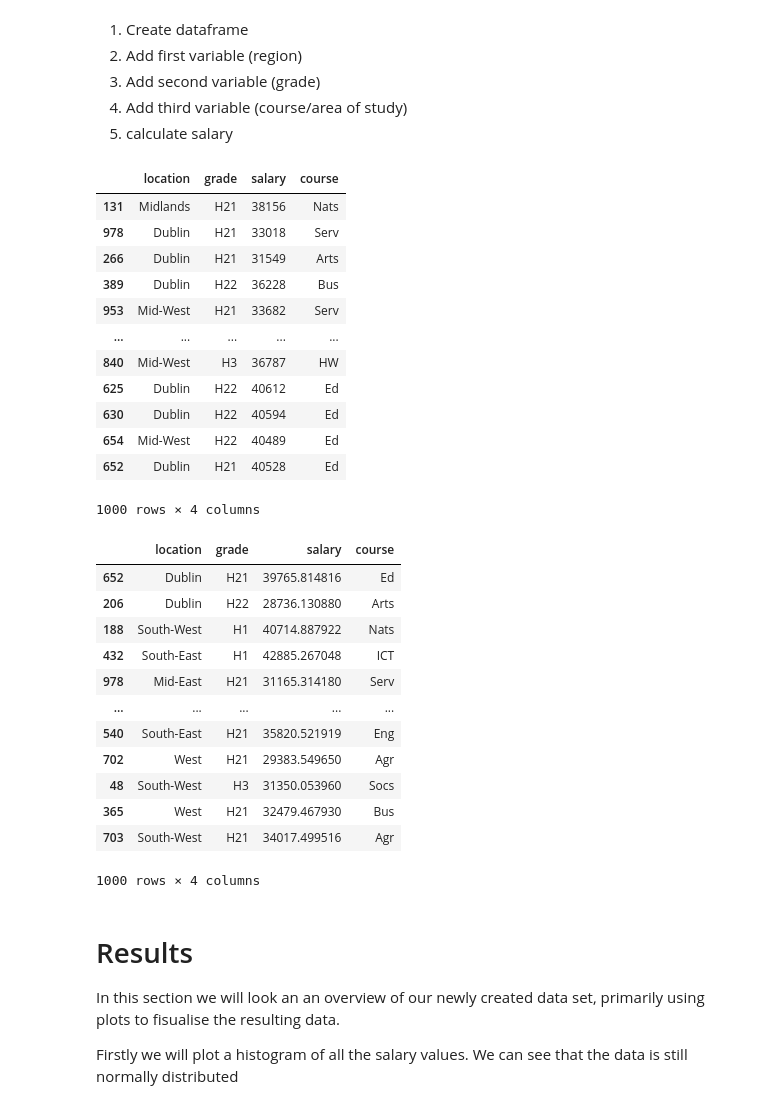
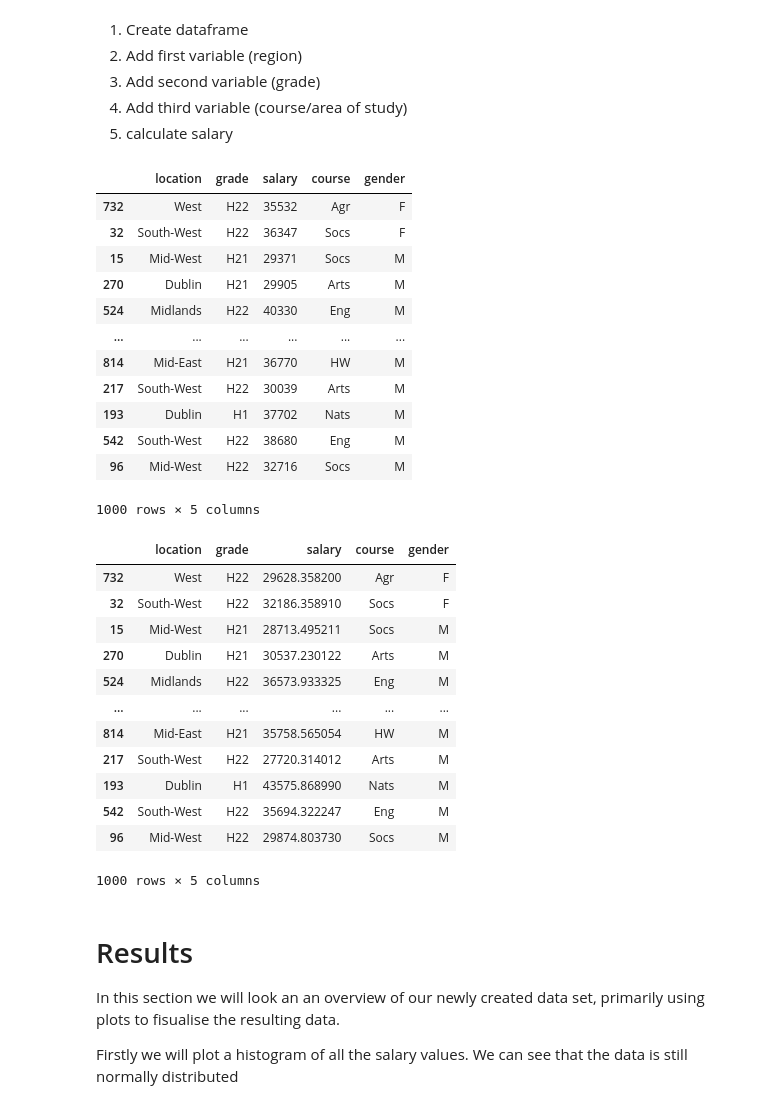
Before and after one commit to PeeBs68/prog_da_project1, a Jupyter notebook: project1.ipynb, the cells around one changed output. Saved outputs shown, nothing was run; the diff lists cells and outputs as text; code cells hidden in the pictures.

```diff
--- a/project1.ipynb
+++ b/project1.ipynb
@@ -232,6 +232,7 @@ for course in course_list:
         rand_sal_ict = [random.randint(39635, 42562) for i in range(100)]
         df_ict['salary'] = rand_sal_ict
         df_ict['course'] = course
+        df_ict['gender'] = np.random.choice(['F', 'M'], 100, p=[0.55, 0.45])
 
     elif course == 'Eng':
         df_eng = pd.DataFrame()
@@ -240,6 +241,7 @@ for course in course_list:
         rand_sal_eng = [random.randint(37996, 40845) for i in range(100)]
         df_eng['salary'] = rand_sal_eng
         df_eng['course'] = course
+        df_eng['gender'] = np.random.choice(['F', 'M'], 100, p=[0.55, 0.45])
 
     elif course == 'Ed':
         df_ed = pd.DataFrame()
@@ -248,6 +250,7 @@ for course in course_list:
         rand_sal_ed = [random.randint(40324, 40615) for i in range(100)]
         df_ed['salary'] = rand_sal_ed
         df_ed['course'] = course
+        df_ed['gender'] = np.random.choice(['F', 'M'], 100, p=[0.55, 0.45])
 
     elif course == 'Agr':
         df_agr = pd.DataFrame()
@@ -256,6 +259,7 @@ for course in course_list:
         rand_sal_agr = [random.randint(32203, 36925) for i in range(100)]
         df_agr['salary'] = rand_sal_agr
         df_agr['course'] = course
+        df_agr['gender'] = np.random.choice(['F', 'M'], 100, p=[0.55, 0.45])
 
     elif course == 'Serv':
         df_serv = pd.DataFrame()
@@ -264,6 +268,7 @@ for course in course_list:
         rand_sal_serv = [random.randint(32377, 33811) for i in range(100)]
         df_serv['salary'] = rand_sal_serv
         df_serv['course'] = course
+        df_serv['gender'] = np.random.choice(['F', 'M'], 100, p=[0.55, 0.45])
 
     elif course == 'HW':
         df_hw = pd.DataFrame()
@@ -272,6 +277,7 @@ for course in course_list:
         rand_sal_hw = [random.randint(36761, 36797) for i in range(100)]
         df_hw['salary'] = rand_sal_hw
         df_hw['course'] = course
+        df_hw['gender'] = np.random.choice(['F', 'M'], 100, p=[0.55, 0.45])
 
     elif course == 'Bus':
         df_bus = pd.DataFrame()
@@ -280,51 +286,55 @@ for course in course_list:
         rand_sal_bus = [random.randint(36225, 36441) for i in range(100)]
         df_bus['salary'] = rand_sal_bus
         df_bus['course'] = course
+        df_bus['gender'] = np.random.choice(['F', 'M'], 100, p=[0.55, 0.45])
 
     elif course == 'Arts':
         df_arts = pd.DataFrame()
         df_arts['location'] = np.random.choice(['Dublin', 'South-West', 'Mid-West','Mid-East', 'Midlands', 'South-East', 'West', 'Border'], 100, p=[0.40, 0.16, 0.10, 0.08, 0.04, 0.07, 0.10, 0.05])
         df_arts['grade'] = np.random.choice(['H1', 'H21', 'H22','H3'], 100, p=[0.17, 0.50, 0.27, 0.06])
         rand_sal_arts = [random.randint(27951, 32078) for i in range(100)]
         df_arts['salary'] = rand_sal_arts
         df_arts['course'] = course
+        df_arts['gender'] = np.random.choice(['F', 'M'], 100, p=[0.55, 0.45])
 
     elif course == 'Nats':
         df_nats = pd.DataFrame()
         df_nats['location'] = np.random.choice(['Dublin', 'South-West', 'Mid-West','Mid-East', 'Midlands', 'South-East', 'West', 'Border'], 100, p=[0.40, 0.16, 0.10, 0.08, 0.04, 0.07, 0.10, 0.05])
         df_nats['grade'] = np.random.choice(['H1', 'H21', 'H22','H3'], 100, p=[0.17, 0.50, 0.27, 0.06])
         rand_sal_nats = [random.randint(36949, 38615) for i in range(100)]
         df_nats['salary'] = rand_sal_nats
         df_nats['course'] = course
+        df_nats['gender'] = np.random.choice(['F', 'M'], 100, p=[0.55, 0.45])
 
     elif course == 'Socs':
         df_socs = pd.DataFrame()
         df_socs['location'] = np.random.choice(['Dublin', 'South-West', 'Mid-West','Mid-East', 'Midlands', 'South-East', 'West', 'Border'], 100, p=[0.40, 0.16, 0.10, 0.08, 0.04, 0.07, 0.10, 0.05])
         df_socs['grade'] = np.random.choice(['H1', 'H21', 'H22','H3'], 100, p=[0.17, 0.50, 0.27, 0.06])
         #rand_sal_socs = [random.randint(33353, 34021) for i in range(100)]
         rand_sal_socs = [random.randint(27951, 39635) for i in range(100)]
         df_socs['salary'] = rand_sal_socs
         df_socs['course'] = course
+        df_socs['gender'] = np.random.choice(['F', 'M'], 100, p=[0.55, 0.45])
 
 final_df = pd.concat([df_socs, df_nats, df_arts, df_bus, df_ict, df_eng, df_ed, df_agr, df_hw, df_serv], ignore_index=True)
 
 final_df = final_df.sample(frac = 1) # mix up the data to give a better snapshot
 
 final_df
 # %% [output]
-|  | location | grade | salary | course |
-| 131 | Midlands | H21 | 38156 | Nats |
-| 978 | Dublin | H21 | 33018 | Serv |
-| 266 | Dublin | H21 | 31549 | Arts |
-| 389 | Dublin | H22 | 36228 | Bus |
-| 953 | Mid-West | H21 | 33682 | Serv |
-| ... | ... | ... | ... | ... |
-| 840 | Mid-West | H3 | 36787 | HW |
-| 625 | Dublin | H22 | 40612 | Ed |
-| 630 | Dublin | H22 | 40594 | Ed |
-| 654 | Mid-West | H22 | 40489 | Ed |
-| 652 | Dublin | H21 | 40528 | Ed |
+|  | location | grade | salary | course | gender |
+| 732 | West | H22 | 35532 | Agr | F |
+| 32 | South-West | H22 | 36347 | Socs | F |
+| 15 | Mid-West | H21 | 29371 | Socs | M |
+| 270 | Dublin | H21 | 29905 | Arts | M |
+| 524 | Midlands | H22 | 40330 | Eng | M |
+| ... | ... | ... | ... | ... | ... |
+| 814 | Mid-East | H21 | 36770 | HW | M |
+| 217 | South-West | H22 | 30039 | Arts | M |
+| 193 | Dublin | H1 | 37702 | Nats | M |
+| 542 | South-West | H22 | 38680 | Eng | M |
+| 96 | Mid-West | H22 | 32716 | Socs | M |
-1000 rows × 4 columns
+1000 rows × 5 columns
 # %%
 # Apply Grade Rates
 h1_rate = 1.03
@@ -357,6 +367,9 @@ final_df['salary'] = (final_df['salary'] * se_rate).where(final_df['location'] =
 final_df['salary'] = (final_df['salary'] * w_rate).where(final_df['location'] == 'West', final_df['salary'] * 1)
 final_df['salary'] = (final_df['salary'] * b_rate).where(final_df['location'] == 'Border', final_df['salary'] * 1)
 
+# Apply Gender rates
+final_df['salary'] = (final_df['salary'] * 1.0422).where(final_df['gender'] == 'M', final_df['salary'] * 1)
+
 
 '''
 # Apply area_of_study rates
@@ -387,19 +400,19 @@ final_df['salary'] = (final_df['salary'] * agr_rate).where(final_df['course'] ==
 
 final_df
 # %% [output]
-|  | location | grade | salary | course |
-| 652 | Dublin | H21 | 39765.814816 | Ed |
-| 206 | Dublin | H22 | 28736.130880 | Arts |
-| 188 | South-West | H1 | 40714.887922 | Nats |
-| 432 | South-East | H1 | 42885.267048 | ICT |
-| 978 | Mid-East | H21 | 31165.314180 | Serv |
-| ... | ... | ... | ... | ... |
-| 540 | South-East | H21 | 35820.521919 | Eng |
-| 702 | West | H21 | 29383.549650 | Agr |
-| 48 | South-West | H3 | 31350.053960 | Socs |
-| 365 | West | H21 | 32479.467930 | Bus |
-| 703 | South-West | H21 | 34017.499516 | Agr |
+|  | location | grade | salary | course | gender |
+| 732 | West | H22 | 29628.358200 | Agr | F |
+| 32 | South-West | H22 | 32186.358910 | Socs | F |
+| 15 | Mid-West | H21 | 28713.495211 | Socs | M |
+| 270 | Dublin | H21 | 30537.230122 | Arts | M |
+| 524 | Midlands | H22 | 36573.933325 | Eng | M |
+| ... | ... | ... | ... | ... | ... |
+| 814 | Mid-East | H21 | 35758.565054 | HW | M |
+| 217 | South-West | H22 | 27720.314012 | Arts | M |
+| 193 | Dublin | H1 | 43575.868990 | Nats | M |
+| 542 | South-West | H22 | 35694.322247 | Eng | M |
+| 96 | Mid-West | H22 | 29874.803730 | Socs | M |
-1000 rows × 4 columns
+1000 rows × 5 columns
 # %% [markdown]
 # Results
 
```
Also changed, not shown: parts of 5 cells of this notebook.
